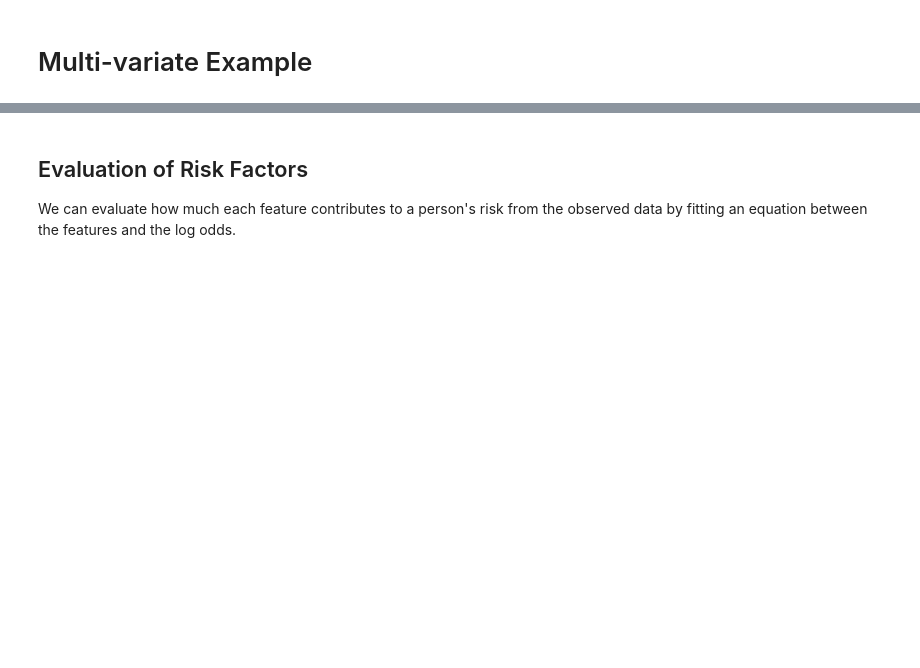
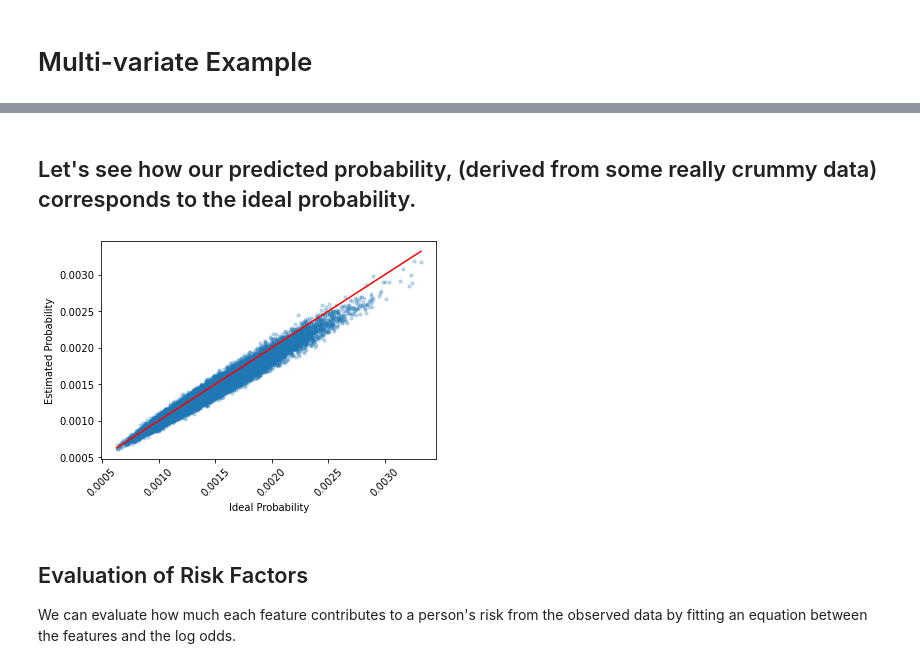
Before and after one commit to ljbelenky/lindy_approximation, a Jupyter notebook: Surgery Example.ipynb, the cells around one changed output, grey strips where cells are left out. Saved outputs shown, nothing was run; the diff lists cells and outputs as text; code cells hidden in the pictures; blank space fills up the shorter version.

```diff
--- a/Surgery Example.ipynb
+++ b/Surgery Example.ipynb
@@ -161,6 +317,5 @@ df
 # %%
-df['Λ'] = timeout + 1/(1-(1-df['S'])**(1/timeout))
-df
+Λ = timeout + 1/(1-((1-S)**(1/timeout)))
 # %%
-df['x'] = np.where(df['observation'].isna(), df['Λ'], df['observation'])
+df['x'] = np.where(df['observation'].isna(), Λ, df['observation'])
 df
@@ -170,3 +335,0 @@ from sklearn.neighbors import KNeighborsRegressor as KNN
-# %%
-df['x_pred'] = KNN(20).fit(df.iloc[:,:features],
-                        df['x']).predict(df.iloc[:,:features])
@@ -173,3 +338,6 @@ df['x_pred'] = KNN(20).fit(df.iloc[:,:features],
+# %%
+df['x_pred'] = LR().fit(df.iloc[:,:features],
+                        df['x']).predict(df.iloc[:,:features])
 # %%
 df['log_odds'] = LR().fit(df.iloc[:,:features],
 np.log((1/df['x_pred'])/(1-(1/df['x_pred'])))).predict(df.iloc[:,:features])
@@ -177,11 +359,15 @@ df
+# %% [markdown]
+## Let's see how our predicted probability, (derived from some really crummy data) corresponds to the ideal probability.
 # %%
-plt.scatter(df['p'], 1/(1+1/np.exp(df['log_odds'])), alpha=.25)
+plt.scatter(p, 1/(1+1/np.exp(df['log_odds'])), alpha=.25,s=10)
 plt.xticks(rotation=45)
 
-plt.plot([df['p'].min(), df['p'].max()],[df['p'].min(), df['p'].max()],  color = 'red')
+plt.plot([p.min(), p.max()],[p.min(), p.max()],  color = 'red')
 
 plt.xlabel('Ideal Probability')
 plt.ylabel('Estimated Probability');
+# %% [output]
+[figure, added]
 # %% [markdown]
 ## Evaluation of Risk Factors
 
```
Also changed, not shown: parts of 51 cells of this notebook.
